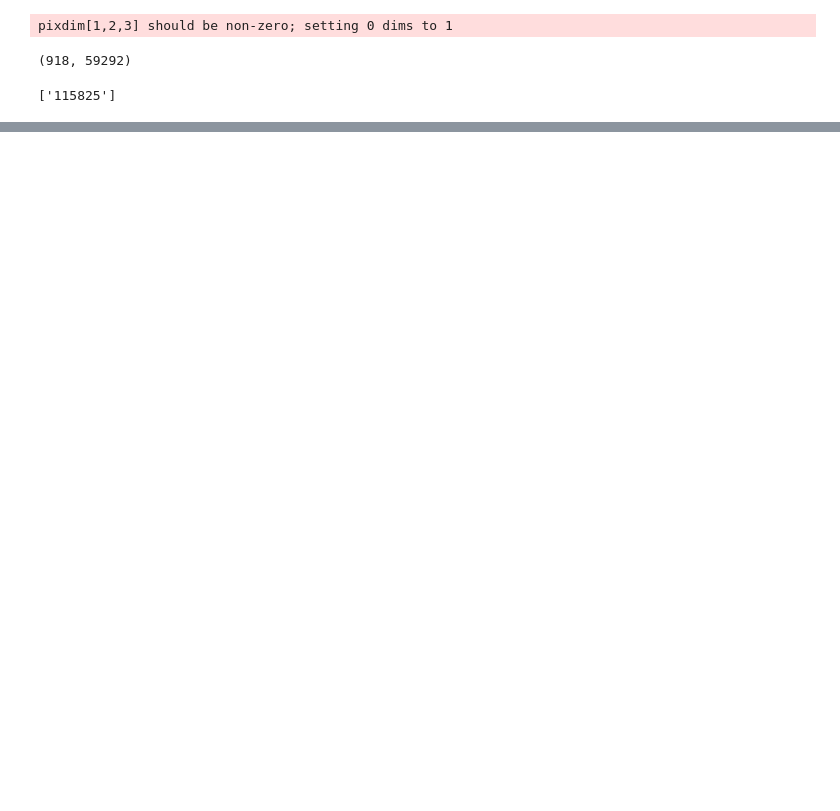
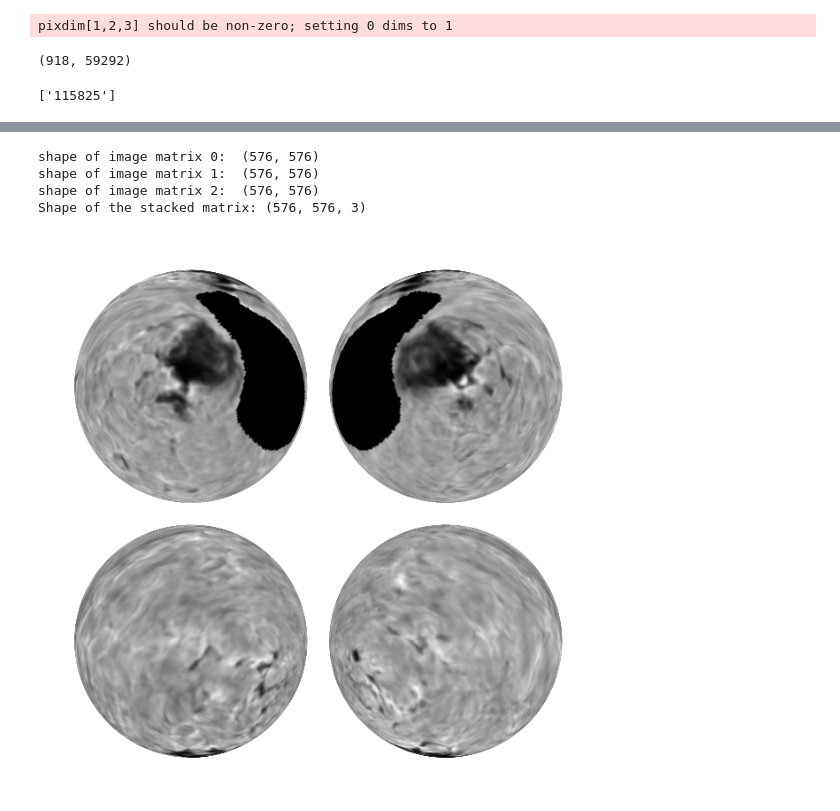
Before and after one commit to courtajimenez/nh23_nat_soc_pred, a Jupyter notebook: cnn_preproc.ipynb, the cells around one changed output, grey strips where cells are left out. Cells and saved outputs as stored; diff of their text form; code cells hidden in the pictures; blank space fills up the shorter version.

Commit message:
created RGB channels for CNN

```diff
--- a/cnn_preproc.ipynb
+++ b/cnn_preproc.ipynb
@@ -62,9 +62,51 @@ print(subj_id)
 # %% [output]
 ['115825']
 # %%
+import skimage as sp
+from PIL import Image
+
+max_bold = 0
+min_bold = 100
+chunk_size = 5
+img_matrices = []
 for sid in subj_id:
     filename = path + sid + '/MNINonLinear/Results/tfMRI_MOVIE2_7T_PA/tfMRI_MOVIE2_7T_PA_Atlas_1.6mm_MSMAll_hp2000_clean.dtseries.nii'
     cii = ny.load(filename)
     (lh_bold, rh_bold, subcortex_bold) = ny.hcp.cifti_split(cii)
-    sub_channel(lh_bold[10], rh_bold[10])
-    plt.savefig('filename.png')
+#    if max(lh_bold, rh_bold) > max_bold:
+#        max_bold = max(lh_bold, rh_bold)
+#    if min(lh_bold, rh_bold) < min_bold:
+#        min_bold = min(lh_bold, rh_bold)
+    tr = lh_bold.shape[0]
+    lh_bold_new = []
+    rh_bold_new = []
+    for i in range(0, tr, chunk_size): # averages over every 5 TRs
+        lh_chunk = lh_bold[i:i+chunk_size, :]
+        lh_chunk_mean = np.mean(lh_chunk, axis=0)
+        lh_bold_new.append(lh_chunk_mean)
+        rh_chunk = rh_bold[i:i+chunk_size, :]
+        rh_chunk_mean = np.mean(rh_chunk, axis=0)
+        rh_bold_new.append(rh_chunk_mean)
+    for t in range(3):
+        avg_img = sub_channel(lh_bold_new[t], rh_bold_new[t])
+        plt.savefig(str(sid) + '_' + str(t) + '.png')
+        # Open the RGBA image
+        image_path = str(sid) + '_' + str(t) + '.png'
+        rgba_image = Image.open(image_path)
+
+        # Convert the RGBA image to grayscale
+        grayscale_image = rgba_image.convert('L')
+
+        # Save the grayscale image
+        output_path = str(sid) + '_' + str(t) + '_gs.png'
+        grayscale_image.save(output_path)
+
+        im_mtx = sp.io.imread(output_path)
+        print("shape of image matrix " + str(t) + ": ", im_mtx.shape)
+        img_matrices.append(im_mtx)
+
+stacked_matrix = np.stack(img_matrices, axis=2)
+print("Shape of the stacked matrix:", stacked_matrix.shape)
+#        ny.save.nifti(filename)
+#        ny.load(image_array)
+# %% [output]
@@ -70,0 +115,5 @@ for sid in subj_id:
+shape of image matrix 0:  (576, 576)
+shape of image matrix 1:  (576, 576)
+shape of image matrix 2:  (576, 576)
+Shape of the stacked matrix: (576, 576, 3)
+[figure, added]
```
Also changed, not shown: parts of 2 cells of this notebook.
